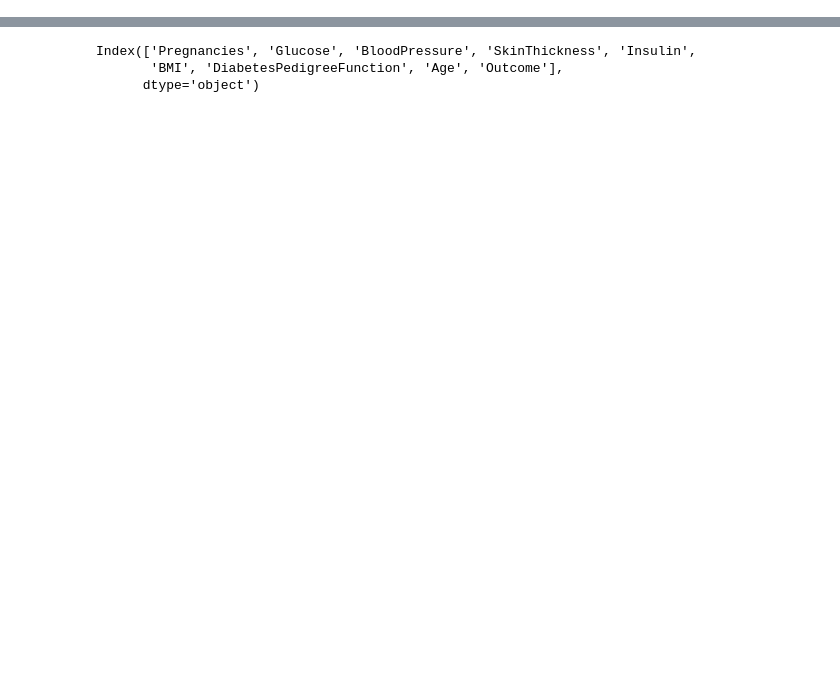
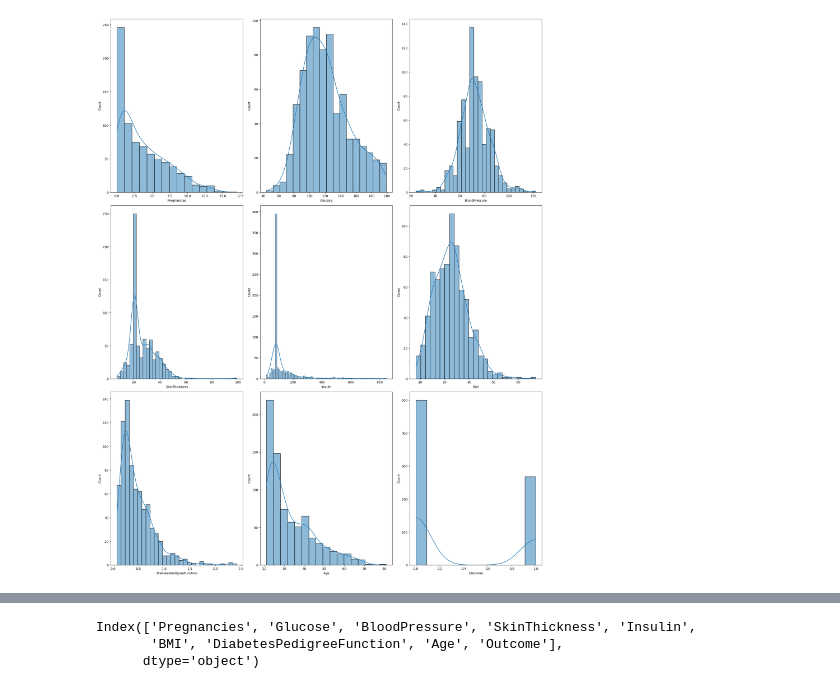
Before and after one commit to princefrancis64/iNeuron, a Jupyter notebook: Logistic Regression.ipynb, the cells around one changed output, grey strips where cells are left out. Saved outputs shown, nothing was run; the diff lists cells and outputs as text; code cells hidden in the pictures; blank space fills up the shorter version.

```diff
--- a/Logistic Regression.ipynb
+++ b/Logistic Regression.ipynb
@@ -56,0 +84,12 @@ memory usage: 54.1 KB
+# %%
+#We can now check the data distribution
+plot_number=1
+plt.figure(figsize=(20,25))
+for column in columns:
+    ax = plt.subplot(3,3,plot_number)
+    sns.histplot(df[column],kde=True,ax=ax)
+    plot_number+=1
+plt.tight_layout()
+plt.show()
+# %% [output]
+[figure, added]
```
Also changed, not shown: parts of 83 cells of this notebook.
